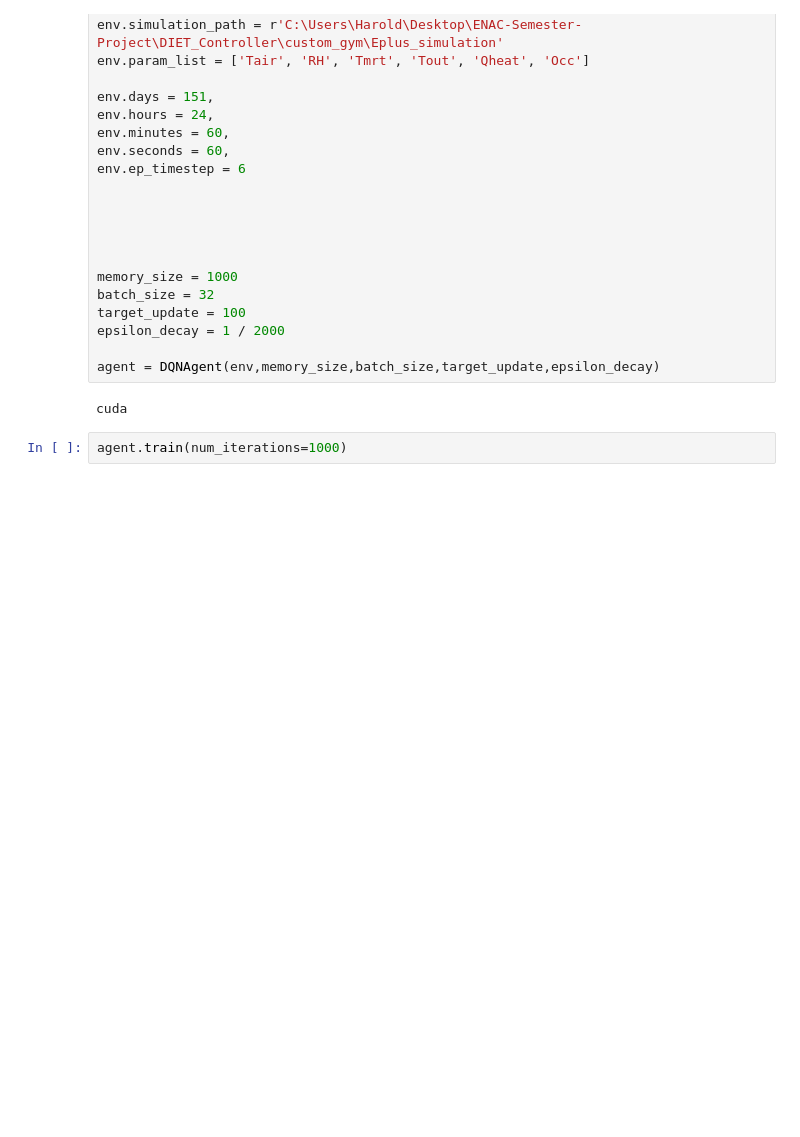
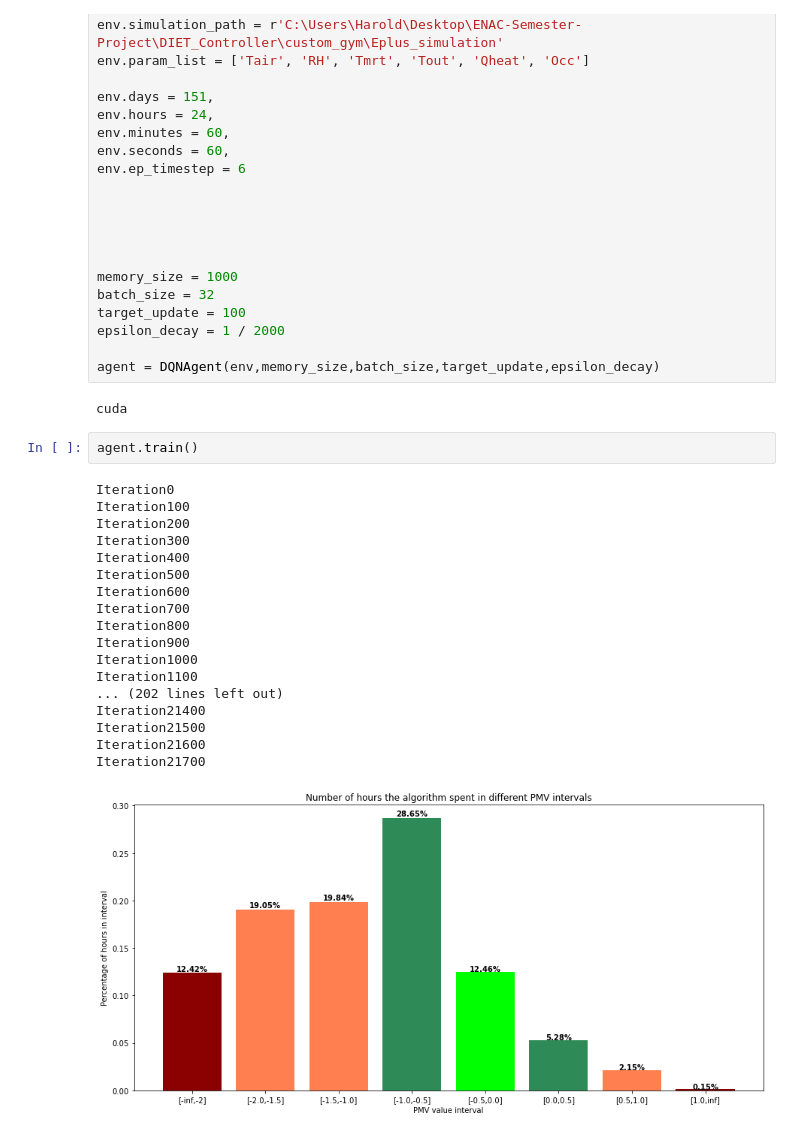
Before and after one commit to Vincisteel/DIET_Controller, a Jupyter notebook: DQN_notebook.ipynb, the cells around one changed output. Drawn from its saved outputs; the diff is of its cells as text; blank space fills up the shorter version.

Commit message:
add pmv interval plots

```diff
--- a/DQN_notebook.ipynb
+++ b/DQN_notebook.ipynb
@@ -507,4 +580,23 @@ agent = DQNAgent(env,memory_size,batch_size,target_update,epsilon_decay)
 # %% [output]
 cuda
 # %%
-agent.train(num_iterations=1000)
+agent.train()
+# %% [output]
+Iteration0
+Iteration100
+Iteration200
+Iteration300
+Iteration400
+Iteration500
+Iteration600
+Iteration700
+Iteration800
+Iteration900
+Iteration1000
+Iteration1100
+... (202 lines left out)
+Iteration21400
+Iteration21500
+Iteration21600
+Iteration21700
+[figure, added]
```
Also changed, not shown: parts of 3 cells of this notebook, 54 other files.
